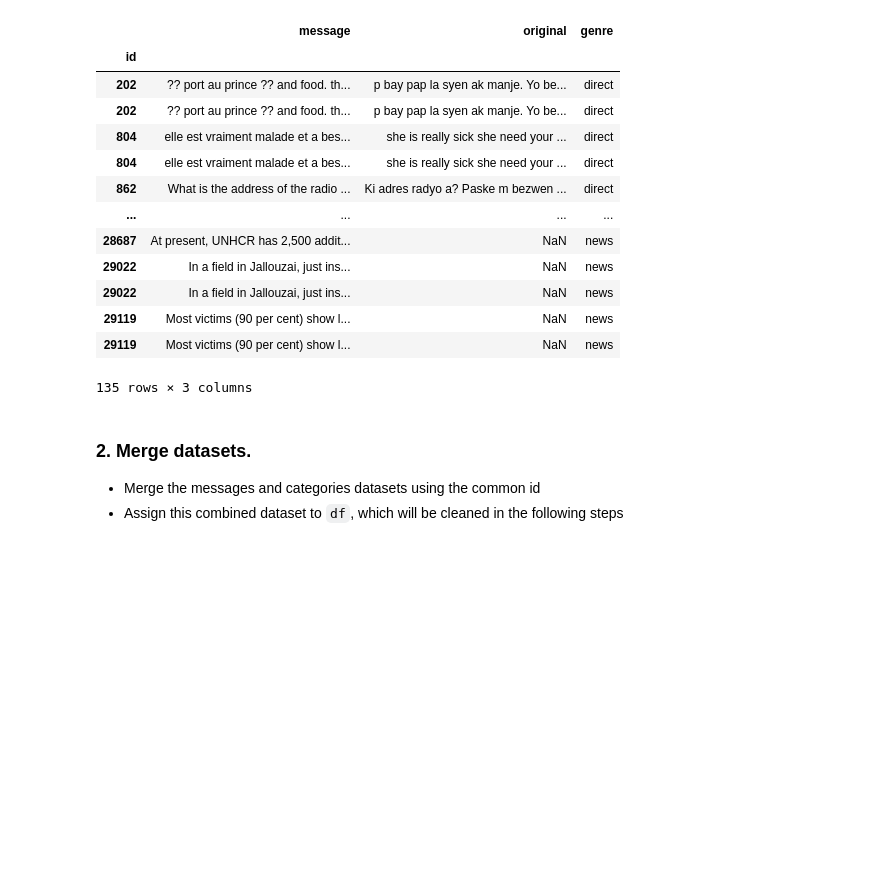
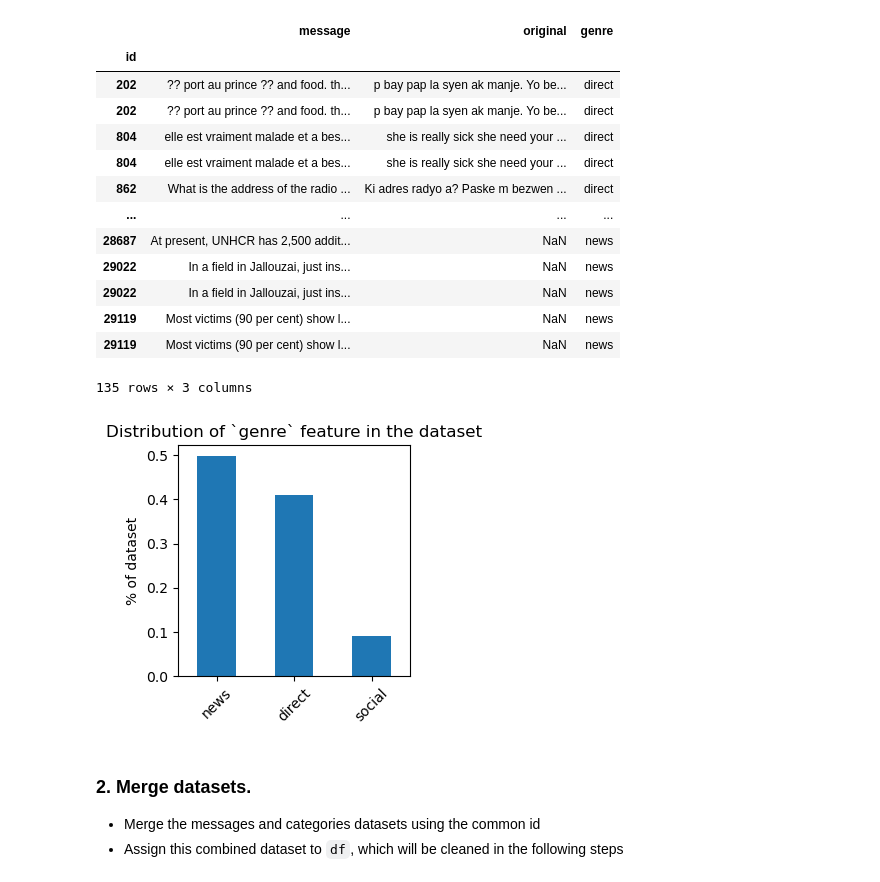
Before and after one commit to LaurentVeyssier/Disaster_Response_Pipeline, a Jupyter notebook: ETL Pipeline Preparation.ipynb, the cells around one changed output. Cells and saved outputs as stored; diff of their text form; code cells hidden in the pictures; blank space fills up the shorter version.

```diff
--- a/ETL Pipeline Preparation.ipynb
+++ b/ETL Pipeline Preparation.ipynb
@@ -86,6 +87,13 @@ messages.loc[non_unique_idx,:]
 | 29119 | Most victims (90 per cent) show l... | NaN | news |
 | 29119 | Most victims (90 per cent) show l... | NaN | news |
 135 rows × 3 columns
+# %%
+messages.genre.value_counts(normalize=True).plot(kind='bar', figsize=(3,3),rot=45)
+plt.title('Distribution of `genre` feature in the dataset')
+plt.ylabel('% of dataset')
+plt.show()
+# %% [output]
+[figure, added]
 # %% [markdown]
 ### 2. Merge datasets.
 - Merge the messages and categories datasets using the common id
```
Also changed, not shown: parts of 13 cells of this notebook, 9 other files.
